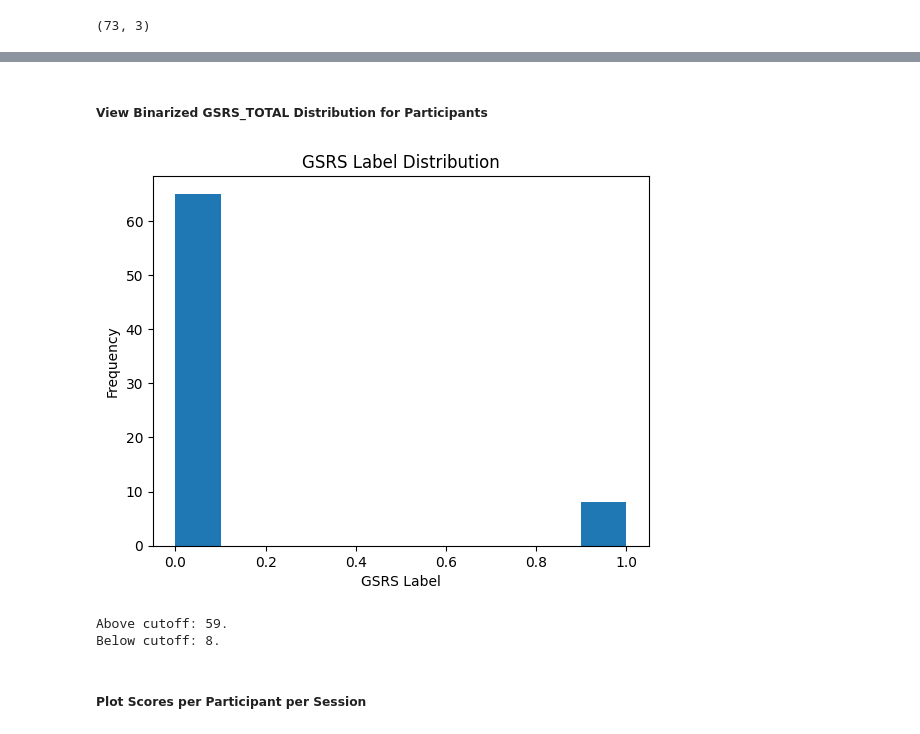
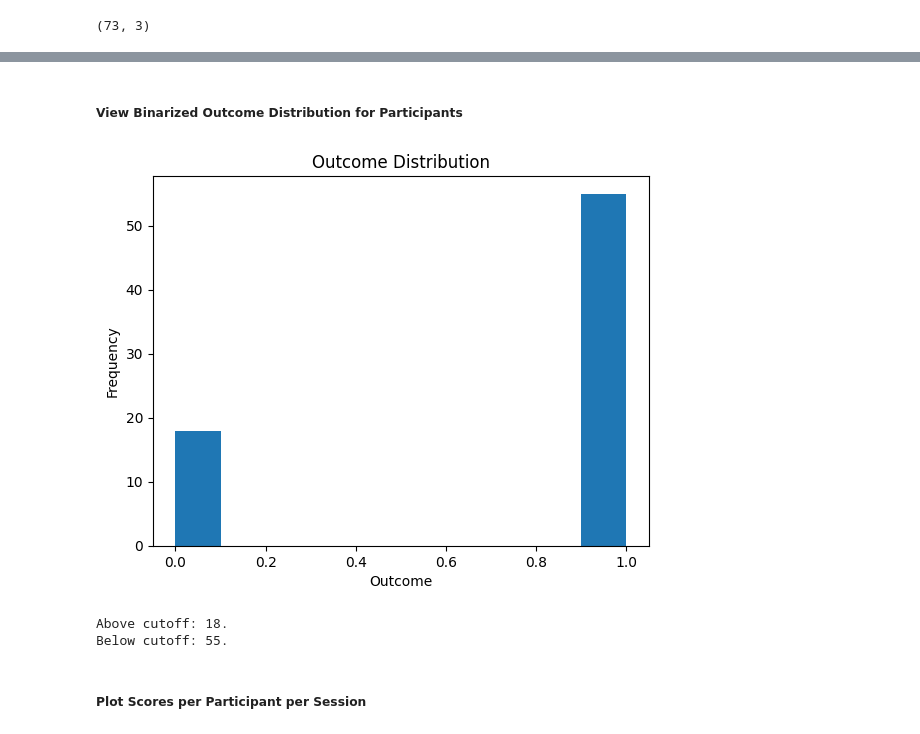
Before and after one commit to jstremme/nlp4psychotherapy, a Jupyter notebook: train_lr.ipynb, the cells around one changed output, grey strips where cells are left out. Saved outputs shown, nothing was run; the diff lists cells and outputs as text; code cells hidden in the pictures.

```diff
--- a/train_lr.ipynb
+++ b/train_lr.ipynb
@@ -54,8 +54,11 @@ speakers = leaders + list(participants.keys())
 # Define separator token for utterances
 sep_token = "</s>"
 
-# Define GSRS_TOTAL cutoff
-gsrs_cutoff = 36.0
+# Outcome variable
+outcome = 'cohesion' # 'GSRS_TOTAL'
+
+# Define outcome cutoff
+outcome_cutoff = 3 # 36.0
 # %% [markdown]
 ##### Load Tokenizer
 # %%
@@ -73,7 +76,7 @@ df.shape
 score_df = df[[
     'session',
     'id',
-    'GSRS_TOTAL',
+    outcome,
 ]]
 score_df.shape
 # %% [output]
@@ -91,18 +94,18 @@ plt.show()
 # %% [markdown]
-##### View Binarized GSRS_TOTAL Distribution for Participants
+##### View Binarized Outcome Distribution for Participants
 # %%
-plt.hist([1 if x >= gsrs_cutoff else 0 for x in score_df['GSRS_TOTAL'].tolist()])
-plt.xlabel('GSRS Label')
+plt.hist([1 if x >= outcome_cutoff else 0 for x in score_df[outcome].tolist()])
+plt.xlabel('Outcome')
 plt.ylabel('Frequency')
-plt.title('GSRS Label Distribution')
+plt.title('Outcome Distribution')
 plt.show()
 
-print(f"Above cutoff: {score_df[score_df['GSRS_TOTAL'] < gsrs_cutoff].shape[0]}.")
-print(f"Below cutoff: {score_df[score_df['GSRS_TOTAL'] >= gsrs_cutoff].shape[0]}.")
+print(f"Above cutoff: {score_df[score_df[outcome] < outcome_cutoff].shape[0]}.")
+print(f"Below cutoff: {score_df[score_df[outcome] >= outcome_cutoff].shape[0]}.")
 # %% [output]
-[figure, old version]
+[figure, new version]
-Above cutoff: 59.
-Below cutoff: 8.
+Above cutoff: 18.
+Below cutoff: 55.
 # %% [markdown]
 ##### Plot Scores per Participant per Session
 # %%
```
Also changed, not shown: parts of 5 cells of this notebook.
